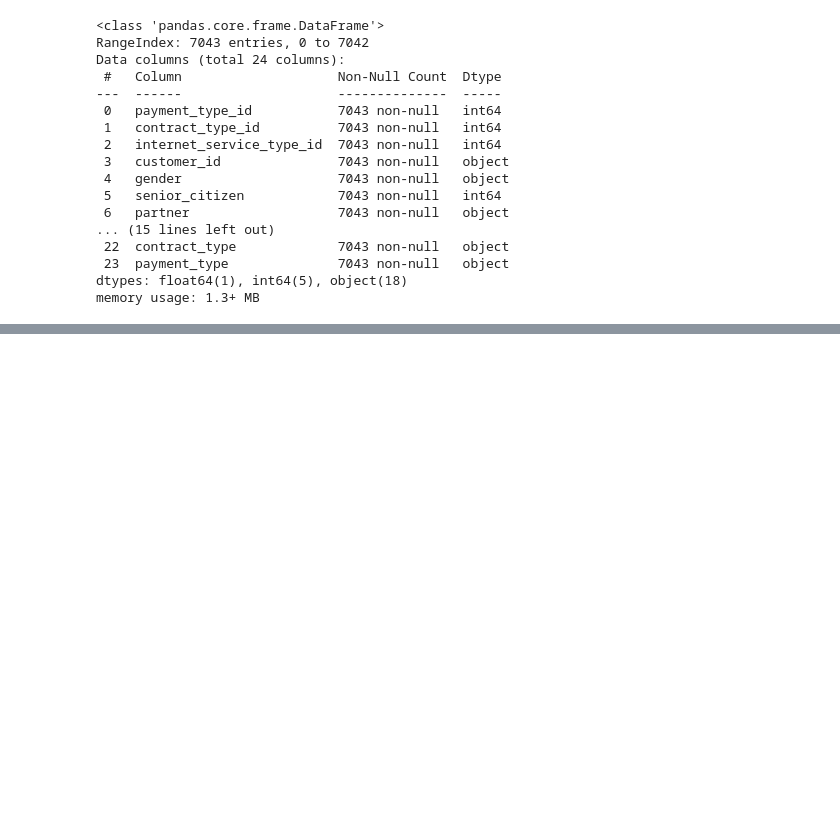
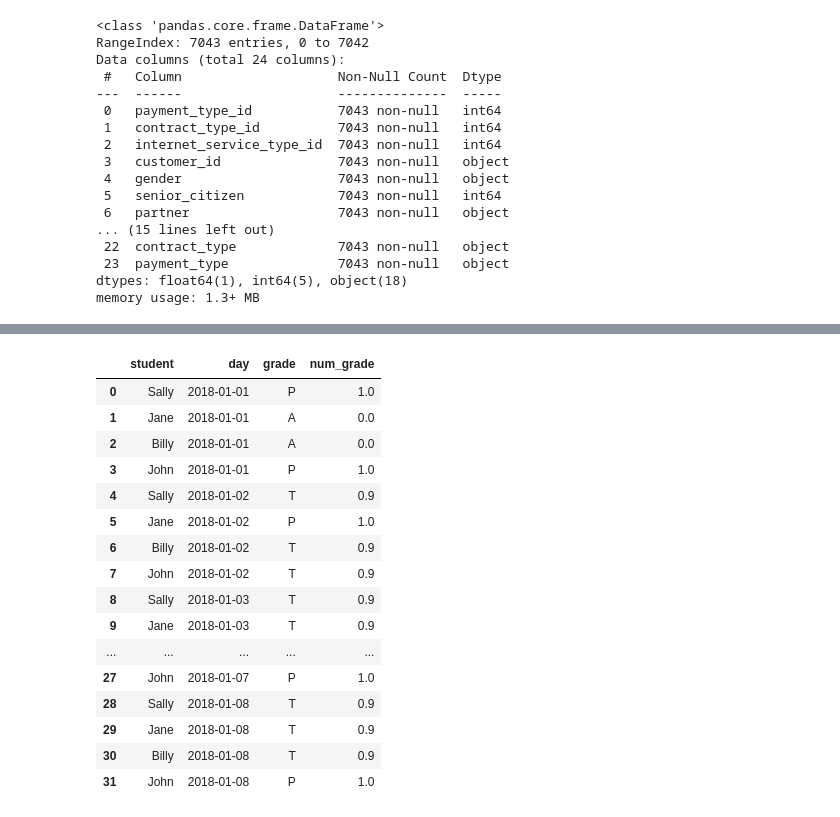
Before and after one commit to AJMartinezLlanes/classification-exercises, a Jupyter notebook: classification_exercises.ipynb, the cells around one changed output, grey strips where cells are left out. Cells and saved outputs as stored; diff of their text form; code cells hidden in the pictures; blank space fills up the shorter version.

```diff
--- a/classification_exercises.ipynb
+++ b/classification_exercises.ipynb
@@ -550,0 +719,3 @@ telco_df.describe()
+# %%
+df = pd.read_csv('untidy-data/attendance.csv')
+df.head()
@@ -550,0 +728,4 @@ telco_df.describe()
+# %%
+df = df.melt(id_vars='Unnamed: 0', var_name='day', value_name= 'grade')
+df = df.rename(columns={'Unnamed: 0': 'student'})
+df
@@ -550,0 +750,31 @@ telco_df.describe()
+# %%
+def num_grade(a):
+    if a == 'P':
+        return 1
+    elif a == 'H':
+        return .5
+    elif a == 'T':
+        return .9
+    else:
+        return 0
+# %%
+df['num_grade'] = df['grade'].apply(num_grade)
+df
+# %% [output]
+|  | student | day | grade | num_grade |
+| 0 | Sally | 2018-01-01 | P | 1.0 |
+| 1 | Jane | 2018-01-01 | A | 0.0 |
+| 2 | Billy | 2018-01-01 | A | 0.0 |
+| 3 | John | 2018-01-01 | P | 1.0 |
+| 4 | Sally | 2018-01-02 | T | 0.9 |
+| 5 | Jane | 2018-01-02 | P | 1.0 |
+| 6 | Billy | 2018-01-02 | T | 0.9 |
+| 7 | John | 2018-01-02 | T | 0.9 |
+| 8 | Sally | 2018-01-03 | T | 0.9 |
+| 9 | Jane | 2018-01-03 | T | 0.9 |
+| ... | ... | ... | ... | ... |
+| 27 | John | 2018-01-07 | P | 1.0 |
+| 28 | Sally | 2018-01-08 | T | 0.9 |
+| 29 | Jane | 2018-01-08 | T | 0.9 |
+| 30 | Billy | 2018-01-08 | T | 0.9 |
+| 31 | John | 2018-01-08 | P | 1.0 |
```
Also changed, not shown: parts of 33 cells of this notebook.
